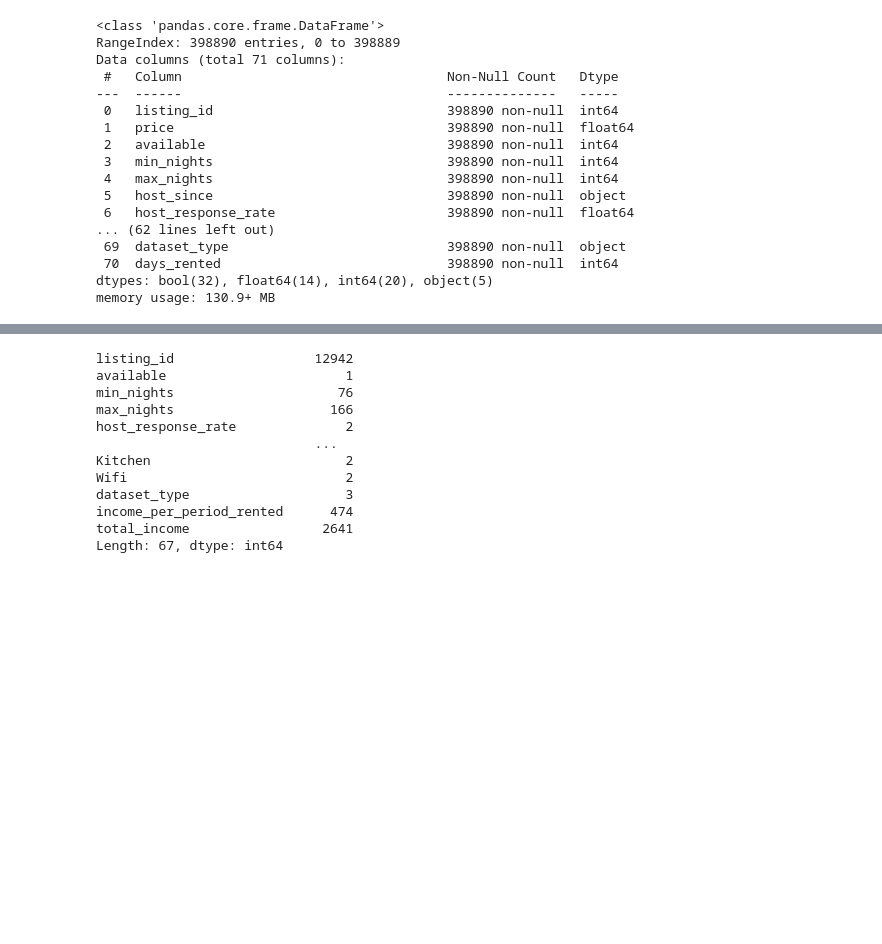
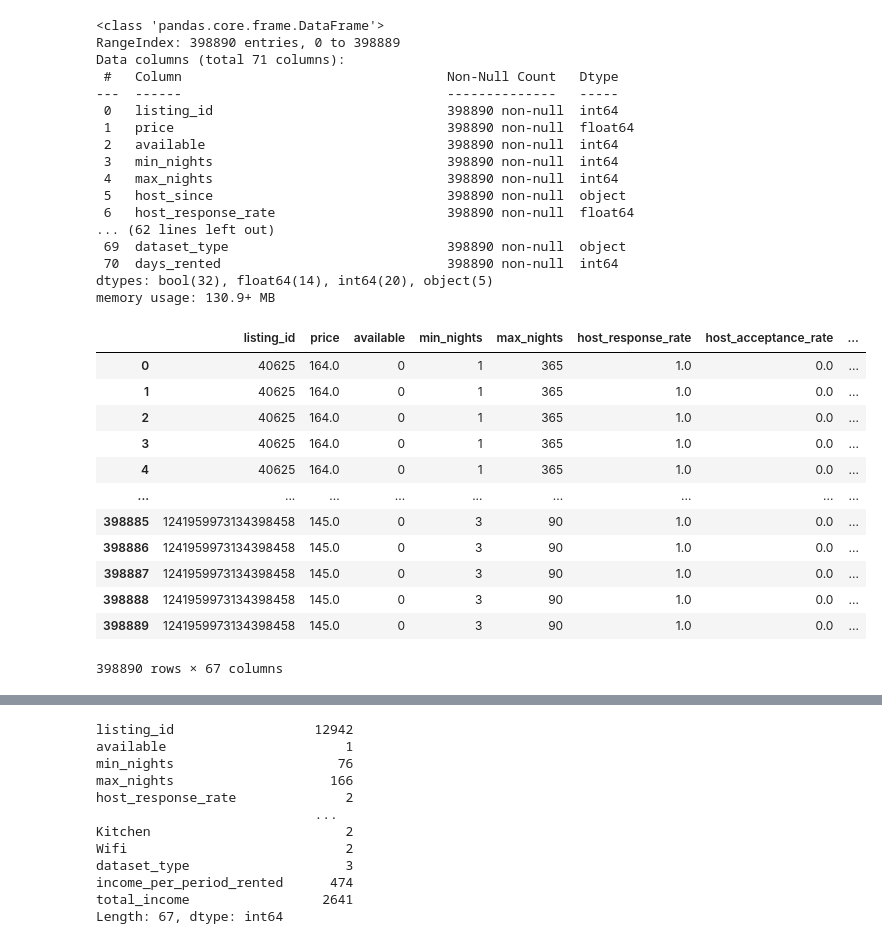
Before and after one commit to katerinadobrynina/DOPP, a Jupyter notebook: DOPP_preparation_for_ml.ipynb, the cells around one changed output, grey strips where cells are left out. Saved outputs shown, nothing was run; the diff lists cells and outputs as text; code cells hidden in the pictures; blank space fills up the shorter version.

```diff
--- a/DOPP_preparation_for_ml.ipynb
+++ b/DOPP_preparation_for_ml.ipynb
@@ -7,6 +7,7 @@ from sklearn.feature_selection import SelectKBest, f_regression
 from sklearn.model_selection import train_test_split
 # %%
 cwd = os.getcwd()
+pd.set_option('display.max_columns', None)
 df = pd.read_csv(os.getcwd()+'/preprossed data/preprocessed_data.csv')
 df['days_rented'] = (pd.to_datetime(df['end_date']) - pd.to_datetime(df['start_date'])).dt.days
 df
@@ -48,6 +49,22 @@ memory usage: 130.9+ MB
 df = df.drop(columns=['start_date', 'end_date',
                                       'host_since',
                                       'amenities'])
+# %%
+df
+# %% [output]
+|  | listing_id | price | available | min_nights | max_nights | host_response_rate | host_acceptance_rate | ... |
+| 0 | 40625 | 164.0 | 0 | 1 | 365 | 1.0 | 0.0 | ... |
+| 1 | 40625 | 164.0 | 0 | 1 | 365 | 1.0 | 0.0 | ... |
+| 2 | 40625 | 164.0 | 0 | 1 | 365 | 1.0 | 0.0 | ... |
+| 3 | 40625 | 164.0 | 0 | 1 | 365 | 1.0 | 0.0 | ... |
+| 4 | 40625 | 164.0 | 0 | 1 | 365 | 1.0 | 0.0 | ... |
+| ... | ... | ... | ... | ... | ... | ... | ... | ... |
+| 398885 | 1241959973134398458 | 145.0 | 0 | 3 | 90 | 1.0 | 0.0 | ... |
+| 398886 | 1241959973134398458 | 145.0 | 0 | 3 | 90 | 1.0 | 0.0 | ... |
+| 398887 | 1241959973134398458 | 145.0 | 0 | 3 | 90 | 1.0 | 0.0 | ... |
+| 398888 | 1241959973134398458 | 145.0 | 0 | 3 | 90 | 1.0 | 0.0 | ... |
+| 398889 | 1241959973134398458 | 145.0 | 0 | 3 | 90 | 1.0 | 0.0 | ... |
+398890 rows × 67 columns
 # %%
 # Columns to exclude
 exclude_columns = ['days_rented','price']
```
Also changed, not shown: parts of 2 cells of this notebook.
